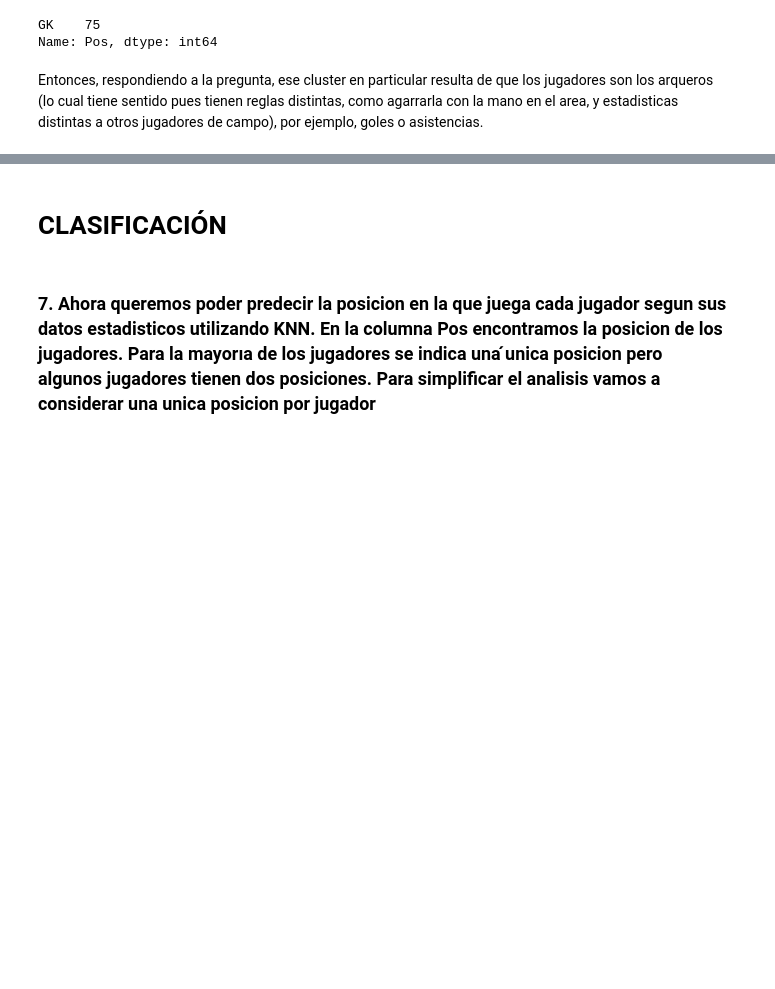
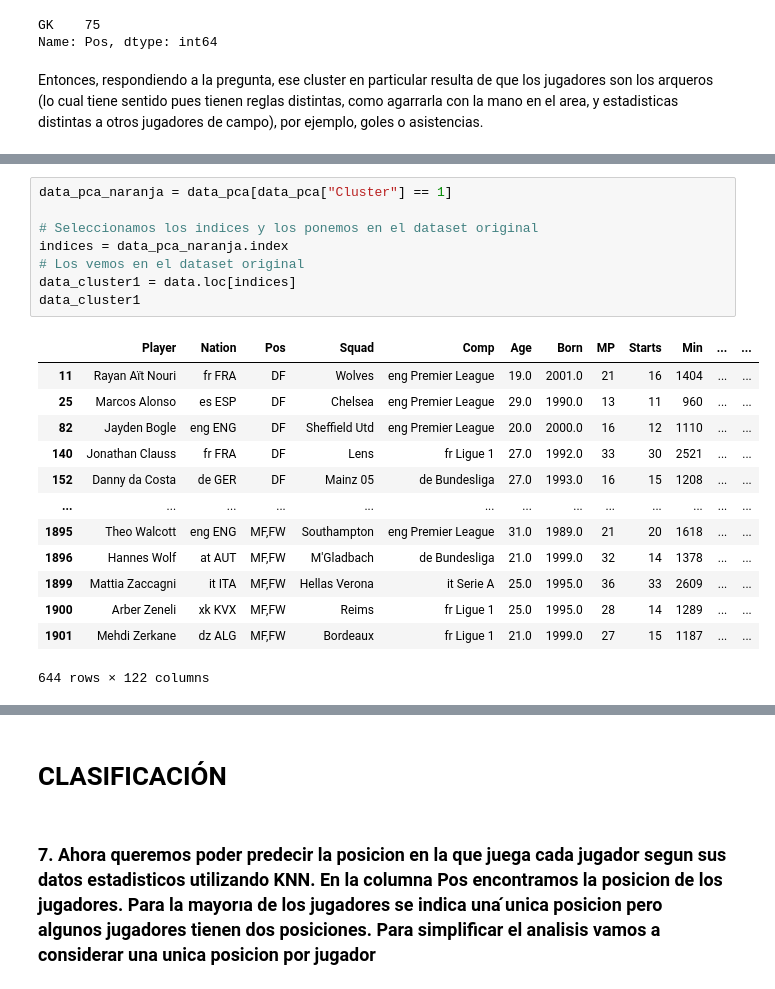
Before and after one commit to Gabrielnm7/LDD-Futbol-Analytics, a Jupyter notebook: Analysis.ipynb, the cells around one changed output, grey strips where cells are left out. Cells and saved outputs as stored; diff of their text form; blank space fills up the shorter version.

```diff
--- a/Analysis.ipynb
+++ b/Analysis.ipynb
@@ -289,0 +314,22 @@ Entonces, respondiendo a la pregunta, ese cluster en particular resulta de que l
+# %%
+data_pca_naranja = data_pca[data_pca["Cluster"] == 1]
+
+# Seleccionamos los indices y los ponemos en el dataset original
+indices = data_pca_naranja.index
+# Los vemos en el dataset original
+data_cluster1 = data.loc[indices]
+data_cluster1
+# %% [output]
+|  | Player | Nation | Pos | Squad | Comp | Age | Born | MP | Starts | Min | ... | ... |
+| 11 | Rayan Aït Nouri | fr FRA | DF | Wolves | eng Premier League | 19.0 | 2001.0 | 21 | 16 | 1404 | ... | ... |
+| 25 | Marcos Alonso | es ESP | DF | Chelsea | eng Premier League | 29.0 | 1990.0 | 13 | 11 | 960 | ... | ... |
+| 82 | Jayden Bogle | eng ENG | DF | Sheffield Utd | eng Premier League | 20.0 | 2000.0 | 16 | 12 | 1110 | ... | ... |
+| 140 | Jonathan Clauss | fr FRA | DF | Lens | fr Ligue 1 | 27.0 | 1992.0 | 33 | 30 | 2521 | ... | ... |
+| 152 | Danny da Costa | de GER | DF | Mainz 05 | de Bundesliga | 27.0 | 1993.0 | 16 | 15 | 1208 | ... | ... |
+| ... | ... | ... | ... | ... | ... | ... | ... | ... | ... | ... | ... | ... |
+| 1895 | Theo Walcott | eng ENG | MF,FW | Southampton | eng Premier League | 31.0 | 1989.0 | 21 | 20 | 1618 | ... | ... |
+| 1896 | Hannes Wolf | at AUT | MF,FW | M'Gladbach | de Bundesliga | 21.0 | 1999.0 | 32 | 14 | 1378 | ... | ... |
+| 1899 | Mattia Zaccagni | it ITA | MF,FW | Hellas Verona | it Serie A | 25.0 | 1995.0 | 36 | 33 | 2609 | ... | ... |
+| 1900 | Arber Zeneli | xk KVX | MF,FW | Reims | fr Ligue 1 | 25.0 | 1995.0 | 28 | 14 | 1289 | ... | ... |
+| 1901 | Mehdi Zerkane | dz ALG | MF,FW | Bordeaux | fr Ligue 1 | 21.0 | 1999.0 | 27 | 15 | 1187 | ... | ... |
+644 rows × 122 columns
```
Also changed, not shown: parts of 26 cells of this notebook.
